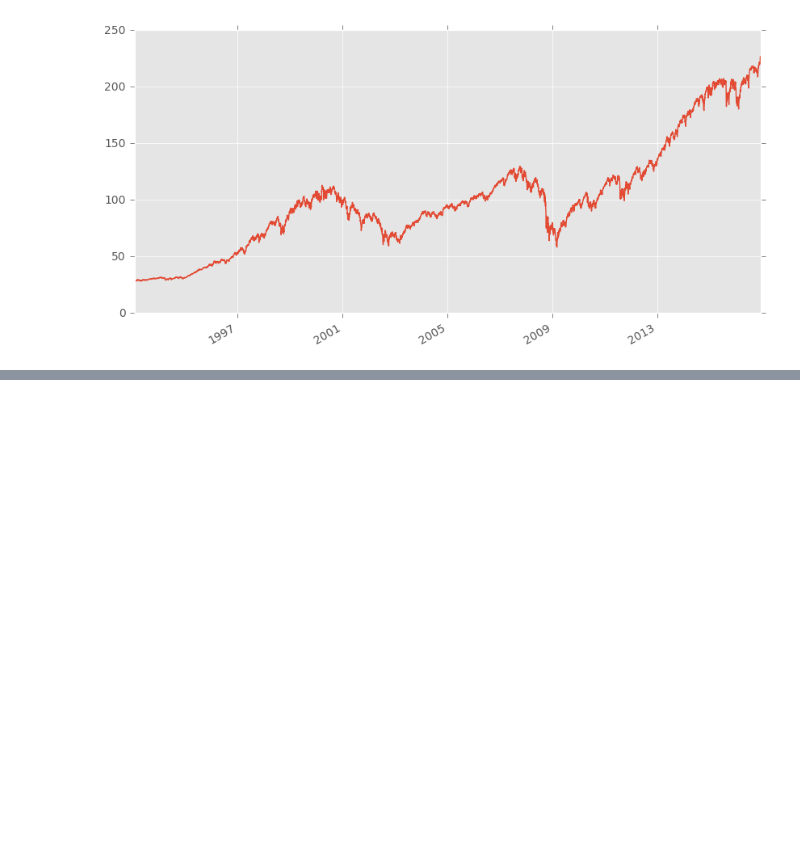
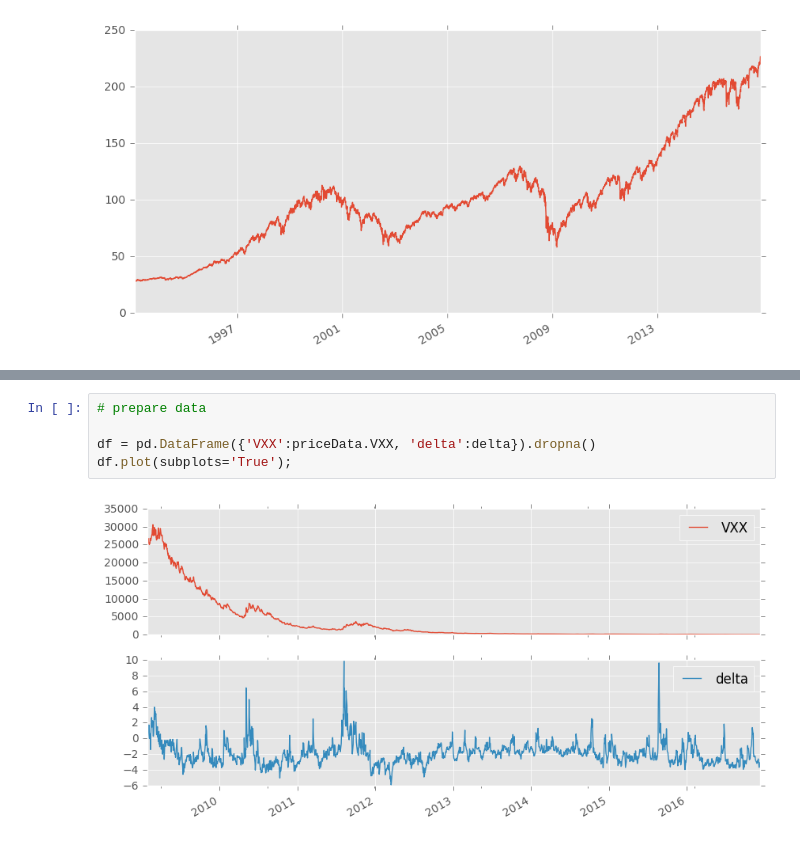
Before and after one commit to sjev/talks, a Jupyter notebook: pythonMeetupDec16/slides.ipynb, the cells around one changed output, grey strips where cells are left out. Saved outputs shown, nothing was run; the diff lists cells and outputs as text; blank space fills up the shorter version.

```diff
--- a/pythonMeetupDec16/slides.ipynb
+++ b/pythonMeetupDec16/slides.ipynb
@@ -150,0 +181,7 @@ Loading BokehJS ...
+# %%
+# prepare data
+
+df = pd.DataFrame({'VXX':priceData.VXX, 'delta':delta}).dropna()
+df.plot(subplots='True');
+# %% [output]
+[figure, added]
```
Also changed, not shown: parts of 21 cells of this notebook.
